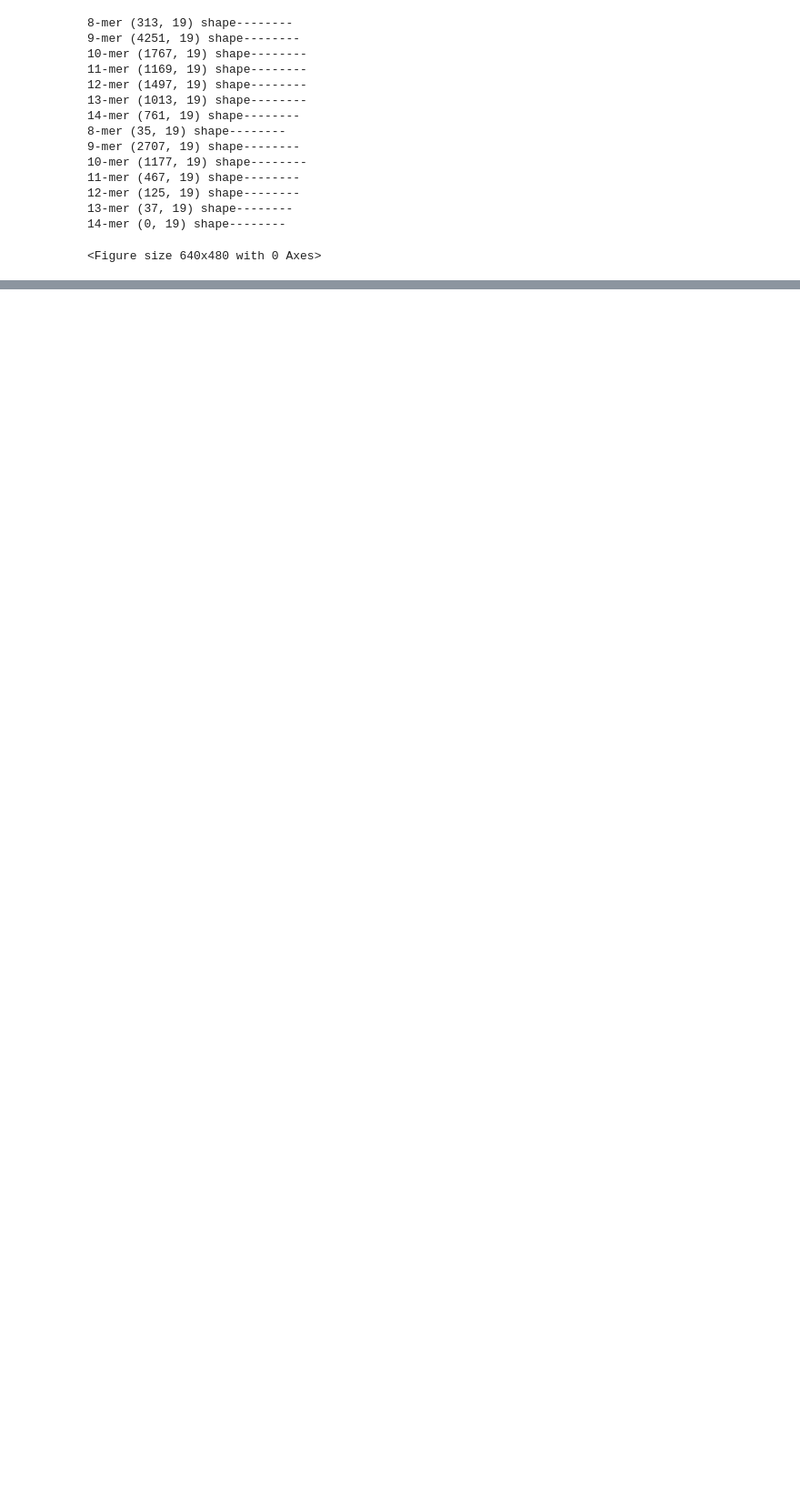
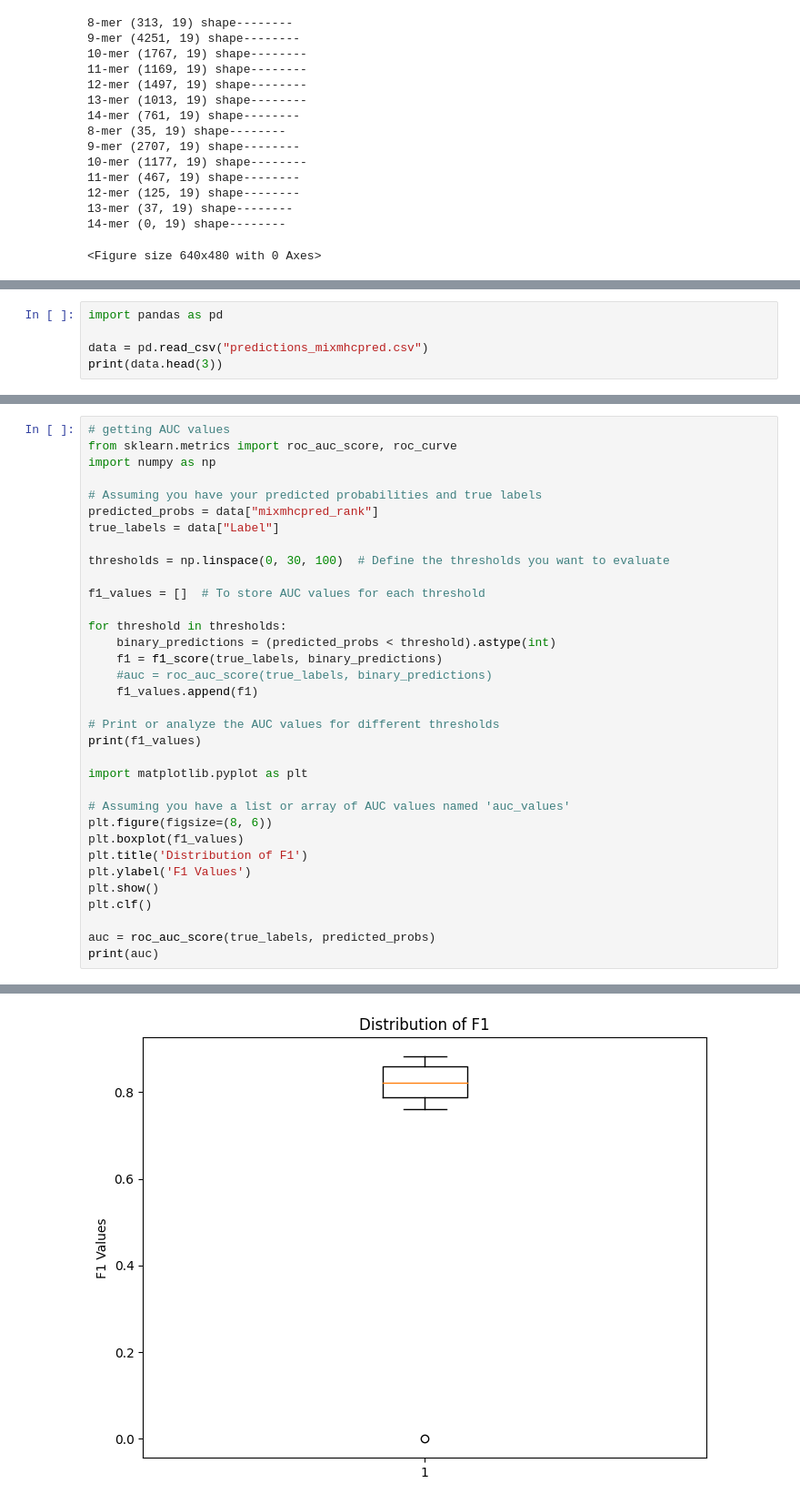
Before and after one commit to arceda/pmhc, a Jupyter notebook: state-of-art/metrics.ipynb, the cells around one changed output, grey strips where cells are left out. Shown: that part at 91% size. Drawn from its saved outputs; the diff is of its cells as text; blank space fills up the shorter version.

```diff
--- a/state-of-art/metrics.ipynb
+++ b/state-of-art/metrics.ipynb
@@ -255,0 +242,5 @@ plot_ROC_by_HLA("HLA-A*11:01")
+# %%
+import pandas as pd
+
+data = pd.read_csv("predictions_mixmhcpred.csv")
+print(data.head(3))
@@ -255,0 +299,35 @@ plot_ROC_by_HLA("HLA-A*11:01")
+# %%
+# getting AUC values
+from sklearn.metrics import roc_auc_score, roc_curve
+import numpy as np
+
+# Assuming you have your predicted probabilities and true labels
+predicted_probs = data["mixmhcpred_rank"]
+true_labels = data["Label"]
+
+thresholds = np.linspace(0, 30, 100)  # Define the thresholds you want to evaluate
+
+f1_values = []  # To store AUC values for each threshold
+
+for threshold in thresholds:
+    binary_predictions = (predicted_probs < threshold).astype(int)
+    f1 = f1_score(true_labels, binary_predictions)
+    #auc = roc_auc_score(true_labels, binary_predictions)
+    f1_values.append(f1)
+
+# Print or analyze the AUC values for different thresholds
+print(f1_values)
+
+import matplotlib.pyplot as plt
+
+# Assuming you have a list or array of AUC values named 'auc_values'
+plt.figure(figsize=(8, 6))
+plt.boxplot(f1_values)
+plt.title('Distribution of F1')
+plt.ylabel('F1 Values')
+plt.show()
+plt.clf()
+
+auc = roc_auc_score(true_labels, predicted_probs)
+print(auc)
+# %% [output]
@@ -255,0 +335 @@ plot_ROC_by_HLA("HLA-A*11:01")
+[figure, added]
```
Also changed, not shown: parts of 8 cells of this notebook.
